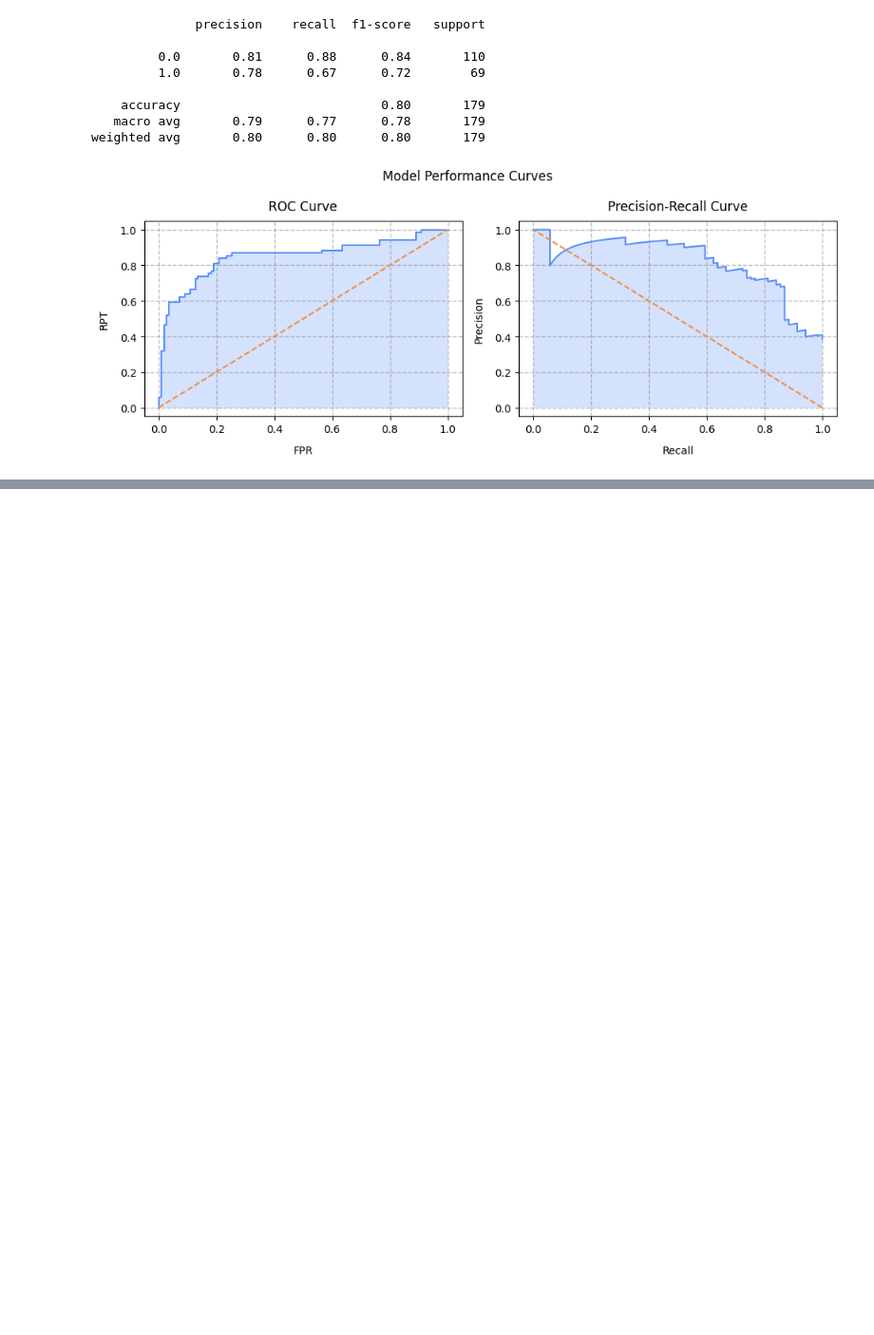
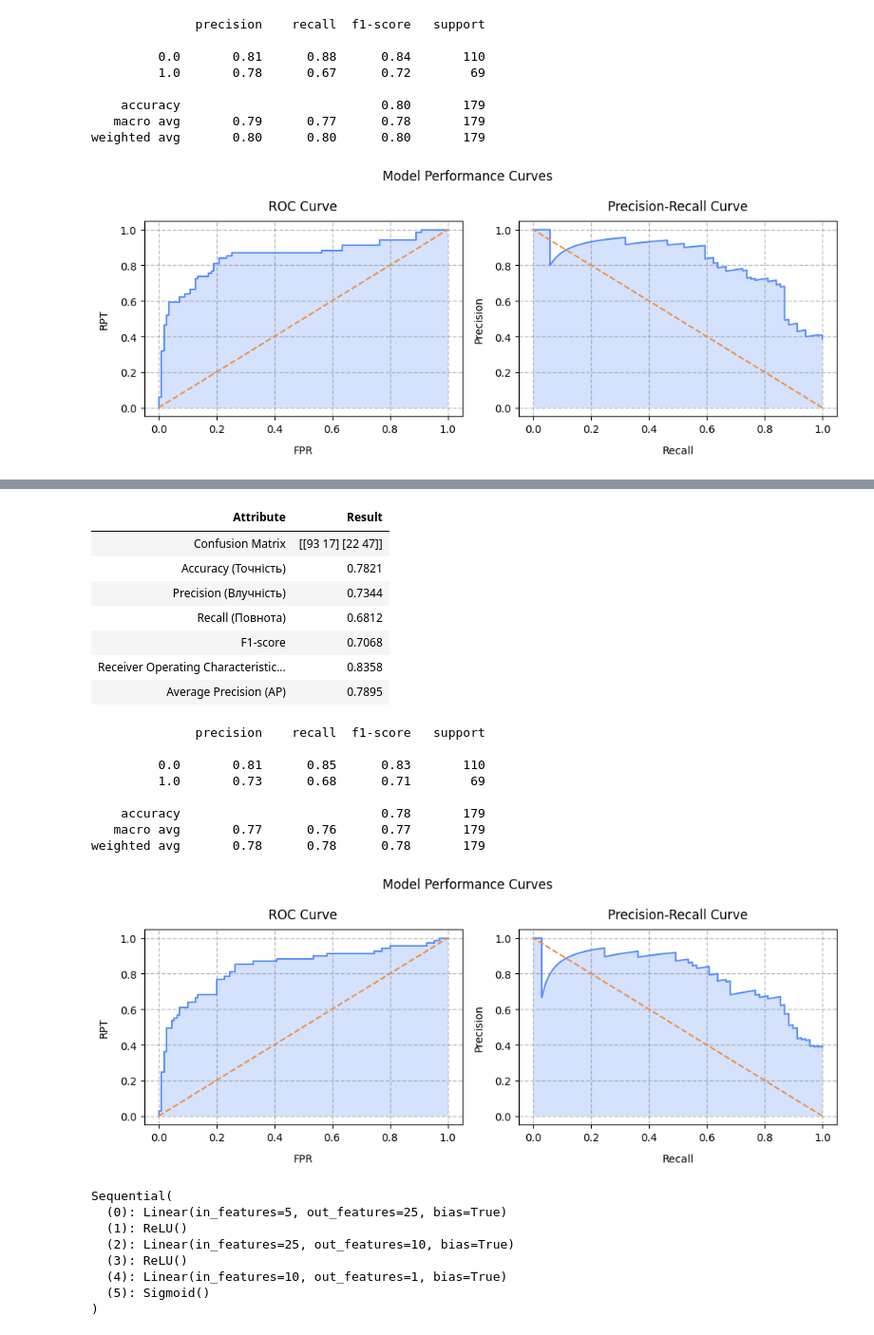
Before and after one commit to BogdanPinchuk/DataScience-PBY_HW21, a Jupyter notebook: Bohdan_Pinchuk_DS_HW21.ipynb, the cells around one changed output, grey strips where cells are left out. Shown at 95% size. Saved outputs shown, nothing was run; the diff lists cells and outputs as text; code cells hidden in the pictures; blank space fills up the shorter version.

```diff
--- a/Bohdan_Pinchuk_DS_HW21.ipynb
+++ b/Bohdan_Pinchuk_DS_HW21.ipynb
@@ -583,7 +583,7 @@ for epoch in tqdm(range(n_epochs), desc="Training"):
     loss.backward()
     optimizer.step()
 
-    if (epoch + 1) % 10 == 0:
+    if (epoch + 1) % n_step == 0:
         tqdm.write(f"Epoch: {epoch + 1}, Loss: {loss.item():.4f}, Status: {(epoch + 1.0) / n_epochs:.2%}")
 
 # Print results
@@ -650,0 +659,53 @@ weighted avg       0.80      0.80      0.80       179
+# %%
+# Experiment 1
+
+import torch
+import torch.nn as nn
+import torch.optim as optim
+from tqdm.auto import tqdm
+
+# Input data
+rng_seed = 42
+lr = 0.01
+n_step = 10
+n_epochs = 150
+n_inputs = len(input_data_cols_list)
+
+# Solution
+torch.manual_seed(rng_seed)
+
+model = nn.Sequential(
+    nn.Linear(n_inputs, n_inputs ** 2),
+    nn.ReLU(),
+    nn.Linear(n_inputs ** 2, n_inputs * 2),
+    nn.ReLU(),
+    nn.Linear(n_inputs * 2, 1),
+    nn.Sigmoid()
+)
+
+criterion = nn.BCELoss()
+optimizer = optim.Adam(model.parameters(), lr=lr)
+
+for epoch in tqdm(range(n_epochs), desc="Training"):
+    model.train()
+
+    outputs = model(X_train)
+    loss = criterion(outputs, Y_train)
+
+    optimizer.zero_grad()
+    loss.backward()
+    optimizer.step()
+
+    if (epoch + 1) % n_step == 0:
+        tqdm.write(f"Epoch: {epoch + 1}, Loss: {loss.item():.4f}, Status: {(epoch + 1.0) / n_epochs:.2%}")
+
+model.eval()
+with torch.no_grad():
+    Y_prob = model(X_test)
+    Y_pred = (Y_prob >= 0.5).float()
+
+# Print results
+display(Markdown(f"### Оцінка моделі №1 - змінена кількість нейронів"))
+df_exp1 = mn.calc_class_metrics(Y_test, Y_pred, Y_prob)
+print(model)
+# %% [output]
@@ -650,0 +729,25 @@ weighted avg       0.80      0.80      0.80       179
+| Attribute | Result |
+| Confusion Matrix | [[93 17] [22 47]] |
+| Accuracy (Точність) | 0.7821 |
+| Precision (Влучність) | 0.7344 |
+| Recall (Повнота) | 0.6812 |
+| F1-score | 0.7068 |
+| Receiver Operating Characteristic... | 0.8358 |
+| Average Precision (AP) | 0.7895 |
+              precision    recall  f1-score   support
+
+         0.0       0.81      0.85      0.83       110
+         1.0       0.73      0.68      0.71        69
+
+    accuracy                           0.78       179
+   macro avg       0.77      0.76      0.77       179
+weighted avg       0.78      0.78      0.78       179
+[figure, added]
+Sequential(
+  (0): Linear(in_features=5, out_features=25, bias=True)
+  (1): ReLU()
+  (2): Linear(in_features=25, out_features=10, bias=True)
+  (3): ReLU()
+  (4): Linear(in_features=10, out_features=1, bias=True)
+  (5): Sigmoid()
+)
```
Also changed, not shown: parts of 10 cells of this notebook.
